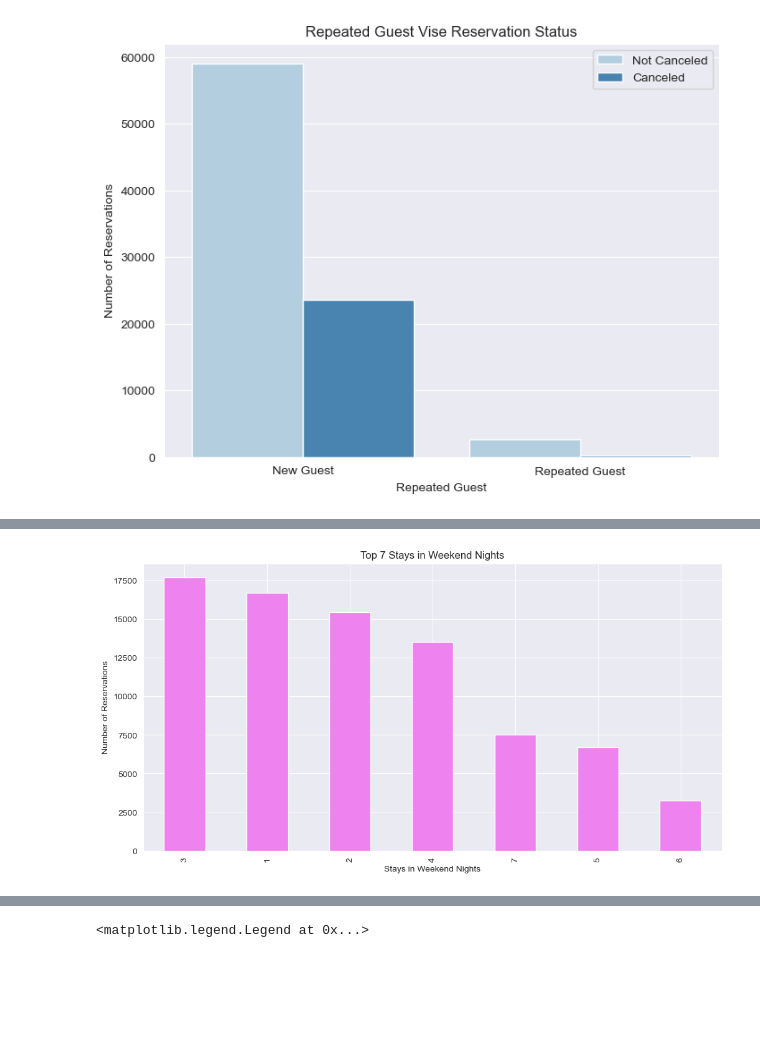
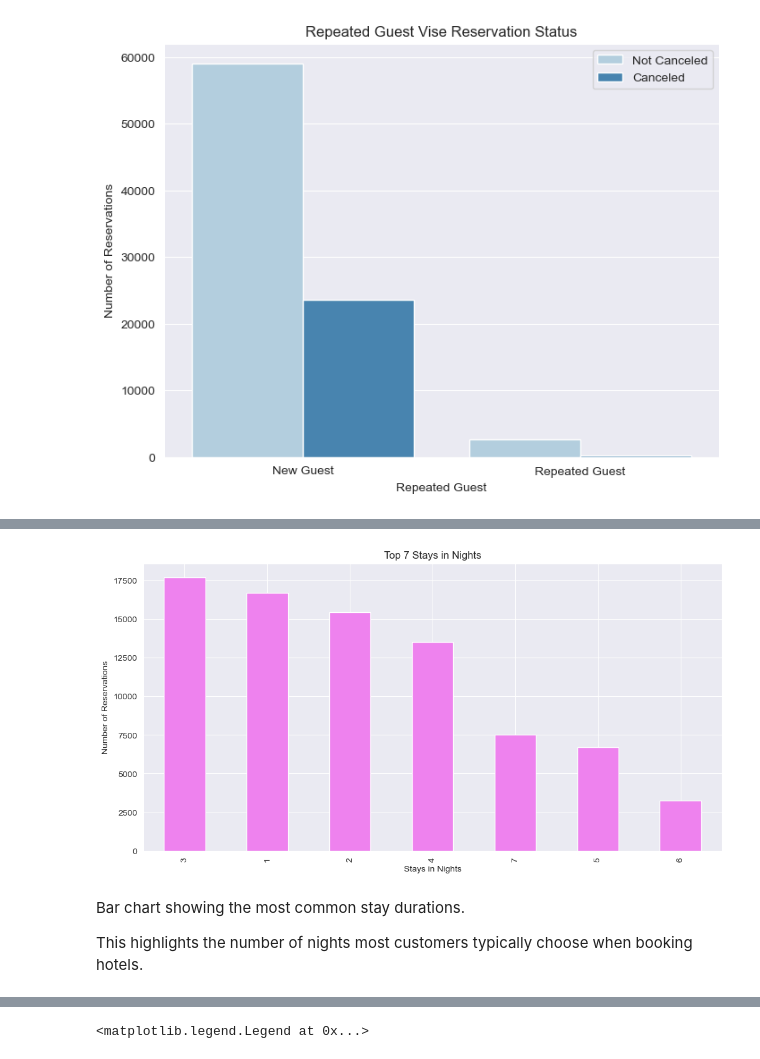
Before and after one commit to 280205-Abhi/Hotel_Booking_Analysis, a Jupyter notebook: Hotel_Booking_Analysis.ipynb, the cells around one changed output, grey strips where cells are left out. Drawn from its saved outputs; the diff is of its cells as text; code cells hidden in the pictures; blank space fills up the shorter version.

```diff
--- a/Hotel_Booking_Analysis.ipynb
+++ b/Hotel_Booking_Analysis.ipynb
@@ -381,10 +742,14 @@ plt.legend(['Not Canceled', 'Canceled'])
 # %%
 plt.figure(figsize=(12, 6))
 df['total_nights'].value_counts()[:7].plot(kind='bar', color='violet')
-plt.title('Top 7 Stays in Weekend Nights')
-plt.xlabel('Stays in Weekend Nights')
+plt.title('Top 7 Stays in Nights')
+plt.xlabel('Stays in Nights')
 plt.ylabel('Number of Reservations')
 plt.show()
 # %% [output]
-[figure, old version]
+[figure, new version]
+# %% [markdown]
+Bar chart showing the most common stay durations.
+
+This highlights the number of nights most customers typically choose when booking hotels.
 # %% [markdown]
```
Also changed, not shown: parts of 110 cells of this notebook, 2 other files.
